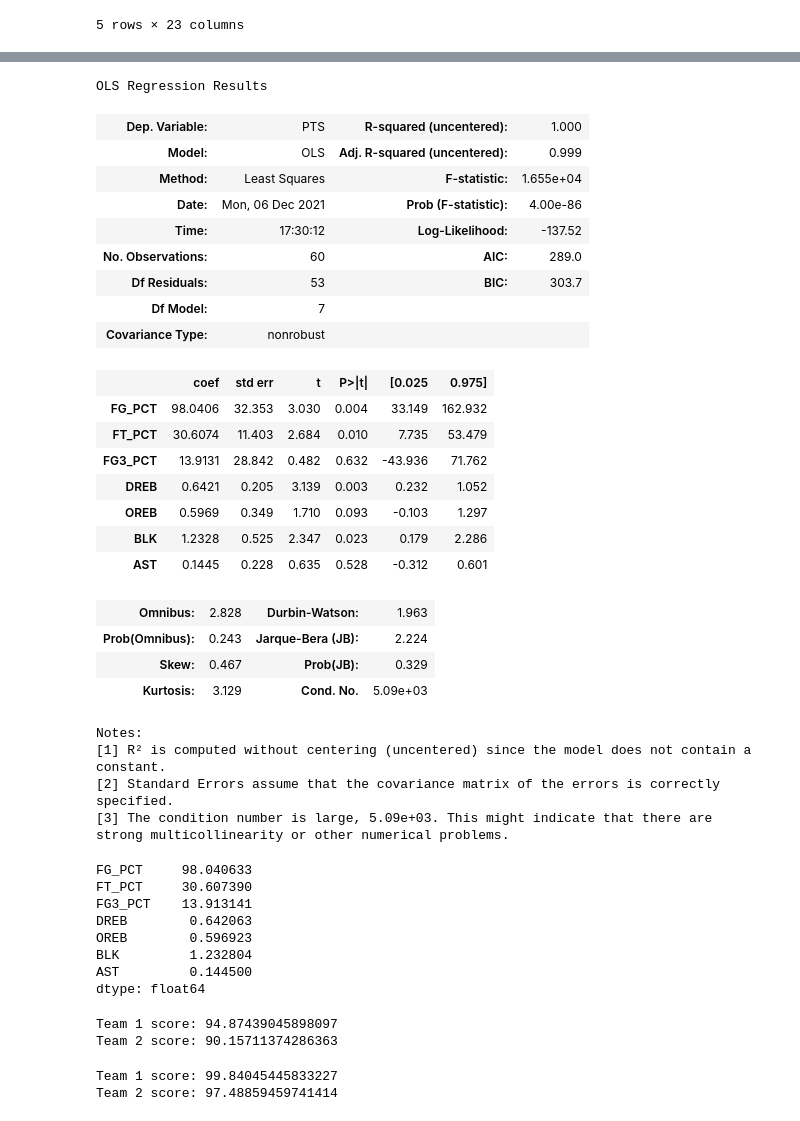
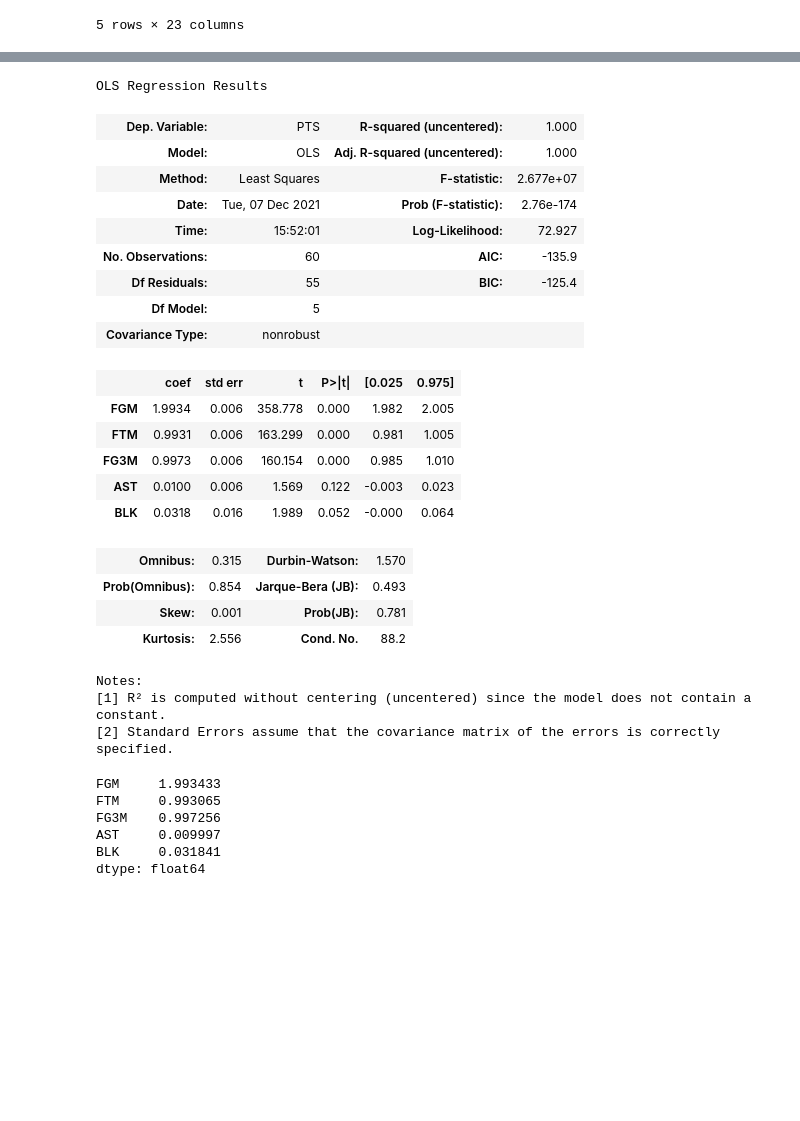
Before and after one commit to russellsprout/CMSE202_Proj, a Jupyter notebook: NBA_2.ipynb, the cells around one changed output, grey strips where cells are left out. Cells and saved outputs as stored; diff of their text form; code cells hidden in the pictures; blank space fills up the shorter version.

Commit message:
updated score formula

```diff
--- a/NBA_2.ipynb
+++ b/NBA_2.ipynb
@@ -410,49 +428,43 @@ dtype: float64
 # %%
 #W_PCT
 # %%
-Points_stats = NBA[['FG_PCT', 'FT_PCT', 'FG3_PCT', 'DREB', 'OREB', 'BLK','AST']]
+Points_stats = NBA[['FGM', 'FTM', 'FG3M', 'AST', 'BLK']]
 #x_c = sm.add_constant(NBA_Points)
 Points = NBA['PTS']
 
 ols = sm.OLS(Points,Points_stats)
 results = ols.fit()
 results.summary()
 # %% [output]
 OLS Regression Results
 | Dep. Variable: | PTS | R-squared (uncentered): | 1.000 |
-| Model: | OLS | Adj. R-squared (uncentered): | 0.999 |
-| Method: | Least Squares | F-statistic: | 1.655e+04 |
-| Date: | Mon, 06 Dec 2021 | Prob (F-statistic): | 4.00e-86 |
-| Time: | 17:30:12 | Log-Likelihood: | -137.52 |
-| No. Observations: | 60 | AIC: | 289.0 |
-| Df Residuals: | 53 | BIC: | 303.7 |
-| Df Model: | 7 |  |  |
+| Model: | OLS | Adj. R-squared (uncentered): | 1.000 |
+| Method: | Least Squares | F-statistic: | 2.677e+07 |
+| Date: | Tue, 07 Dec 2021 | Prob (F-statistic): | 2.76e-174 |
+| Time: | 15:52:01 | Log-Likelihood: | 72.927 |
+| No. Observations: | 60 | AIC: | -135.9 |
+| Df Residuals: | 55 | BIC: | -125.4 |
+| Df Model: | 5 |  |  |
 | Covariance Type: | nonrobust |  |  |
 |  | coef | std err | t | P>|t| | [0.025 | 0.975] |
-| FG_PCT | 98.0406 | 32.353 | 3.030 | 0.004 | 33.149 | 162.932 |
-| FT_PCT | 30.6074 | 11.403 | 2.684 | 0.010 | 7.735 | 53.479 |
-| FG3_PCT | 13.9131 | 28.842 | 0.482 | 0.632 | -43.936 | 71.762 |
-| DREB | 0.6421 | 0.205 | 3.139 | 0.003 | 0.232 | 1.052 |
-| OREB | 0.5969 | 0.349 | 1.710 | 0.093 | -0.103 | 1.297 |
-| BLK | 1.2328 | 0.525 | 2.347 | 0.023 | 0.179 | 2.286 |
-| AST | 0.1445 | 0.228 | 0.635 | 0.528 | -0.312 | 0.601 |
+| FGM | 1.9934 | 0.006 | 358.778 | 0.000 | 1.982 | 2.005 |
+| FTM | 0.9931 | 0.006 | 163.299 | 0.000 | 0.981 | 1.005 |
+| FG3M | 0.9973 | 0.006 | 160.154 | 0.000 | 0.985 | 1.010 |
+| AST | 0.0100 | 0.006 | 1.569 | 0.122 | -0.003 | 0.023 |
+| BLK | 0.0318 | 0.016 | 1.989 | 0.052 | -0.000 | 0.064 |
-| Omnibus: | 2.828 | Durbin-Watson: | 1.963 |
-| Prob(Omnibus): | 0.243 | Jarque-Bera (JB): | 2.224 |
-| Skew: | 0.467 | Prob(JB): | 0.329 |
-| Kurtosis: | 3.129 | Cond. No. | 5.09e+03 |
+| Omnibus: | 0.315 | Durbin-Watson: | 1.570 |
+| Prob(Omnibus): | 0.854 | Jarque-Bera (JB): | 0.493 |
+| Skew: | 0.001 | Prob(JB): | 0.781 |
+| Kurtosis: | 2.556 | Cond. No. | 88.2 |
 Notes:
 [1] R² is computed without centering (uncentered) since the model does not contain a constant.
 [2] Standard Errors assume that the covariance matrix of the errors is correctly specified.
-[3] The condition number is large, 5.09e+03. This might indicate that there are
-strong multicollinearity or other numerical problems.
 # %%
 results.params
 # %% [output]
-FG_PCT     98.040633
-FT_PCT     30.607390
-FG3_PCT    13.913141
-DREB        0.642063
-OREB        0.596923
-BLK         1.232804
-AST         0.144500
+FGM     1.993433
+FTM     0.993065
+FG3M    0.997256
+AST     0.009997
+BLK     0.031841
 dtype: float64
@@ -473,16 +470,0 @@ def score_calc(p, t1_stats, t2_stats):
-# %%
-DTR = [0.407,0.785,0.299,31.7,10.7,4.8,21.3]
-OKC = [0.407,0.743,0.302,36.0,10.1,4.7,19.7]
-
-score_calc(results.params,DTR,OKC)
-# %% [output]
-Team 1 score: 94.87439045898097
-Team 2 score: 90.15711374286363
-# %%
-PHI = [0.475,0.813,0.357,33.7,8.8,6,22.5]
-CHAR = [0.460,0.742,0.386,33.6,10.5,5.4,26.3]
-
-score_calc(results.params,PHI,CHAR)
-# %% [output]
-Team 1 score: 99.84045445833227
-Team 2 score: 97.48859459741414
```
Also changed, not shown: parts of 10 cells of this notebook.
